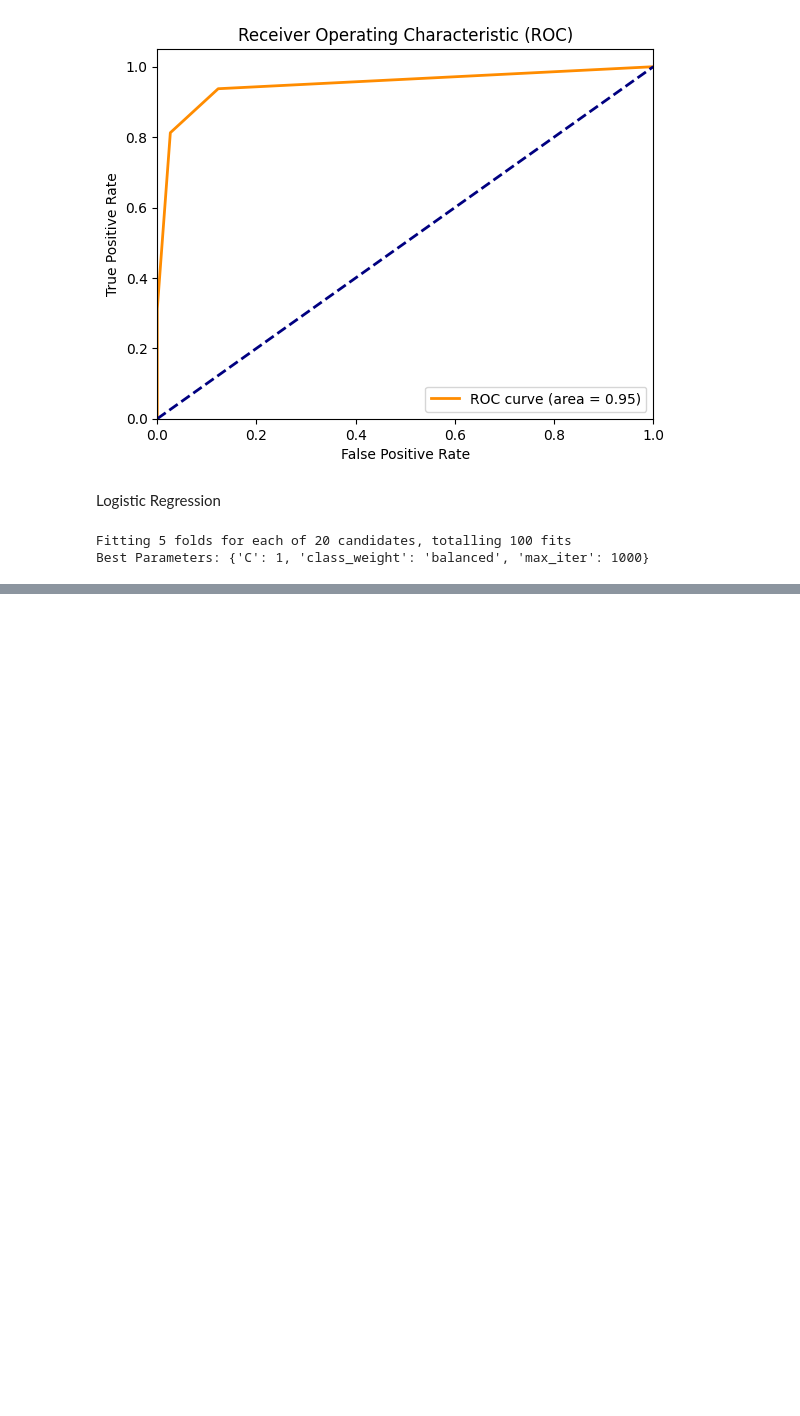
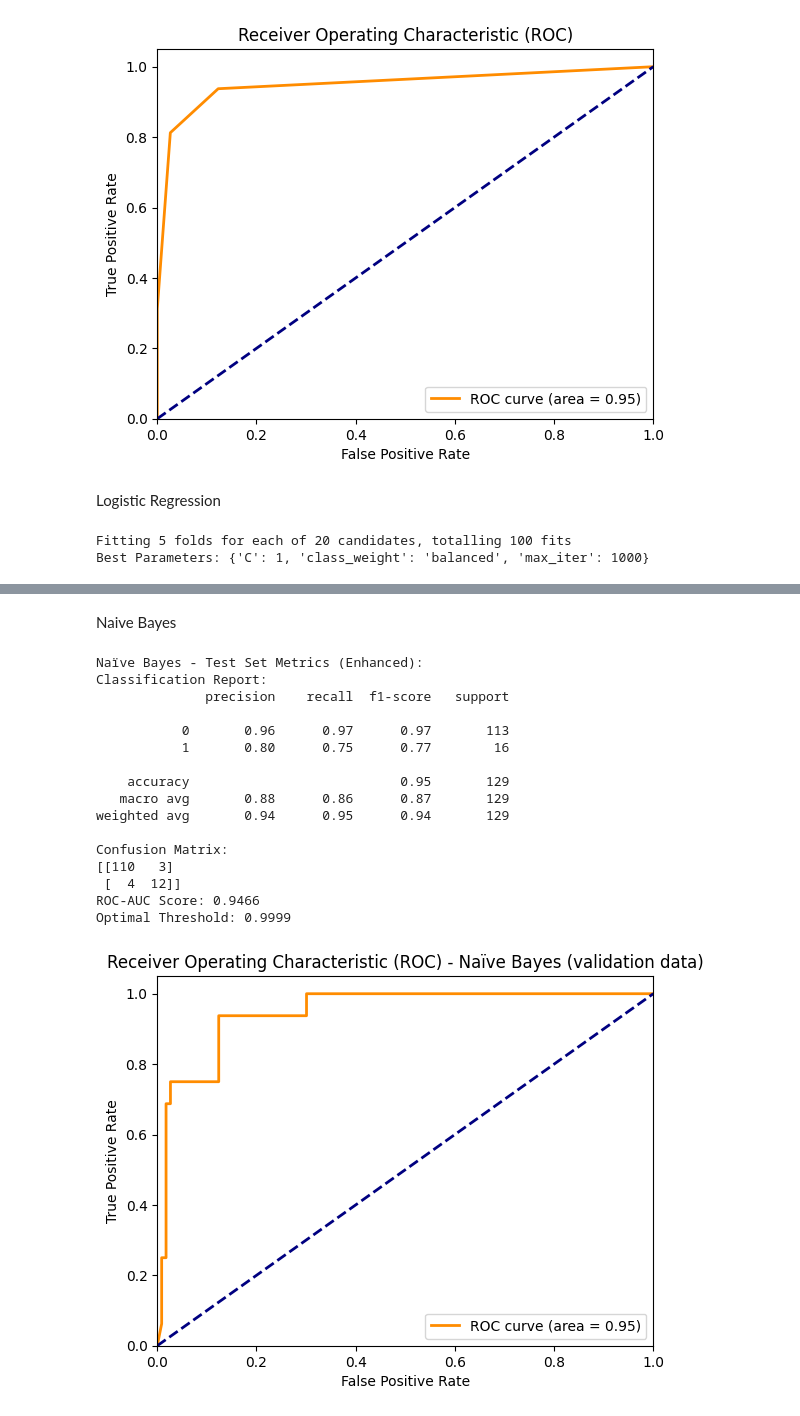
Before and after one commit to Mariz-Youssef/COVID-19-Outcome-Prediction, a Jupyter notebook: Notebook-1.ipynb, the cells around one changed output, grey strips where cells are left out. Drawn from its saved outputs; the diff is of its cells as text; code cells hidden in the pictures; blank space fills up the shorter version.

Commit message:
Adding Naive Bayes

```diff
--- a/Notebook-1.ipynb
+++ b/Notebook-1.ipynb
@@ -261,0 +366,66 @@ Optimal Threshold: 0.7144
+# %% [markdown]
+Naive Bayes
+# %%
+RANDOM_STATE=42
+# Naïve Bayes with isotonic calibration
+validated_nb=GaussianNB(var_smoothing=1e-9)
+#naive_bayes = GaussianNB(var_smoothing=1e-9)
+#validated_nb = CalibratedClassifierCV(naive_bayes, method='isotonic')
+
+# Fit model
+validated_nb.fit(X_val, y_val)
+
+# Predict probabilities
+y_val_proba = validated_nb.predict_proba(X_val)[:, 1]
+
+# Optimize threshold for F1-Score
+precisions, recalls, thresholds = precision_recall_curve(y_val, y_val_proba)
+f1_scores = 2 * (precisions * recalls) / (precisions + recalls + 1e-9)
+optimal_idx = np.argmax(f1_scores)
+optimal_threshold_nb = thresholds[optimal_idx]
+
+# Apply threshold
+y_val_pred_threshold_nb = (y_val_proba >= optimal_threshold_nb).astype(int)
+
+# Metrics
+print("\nNaïve Bayes - Test Set Metrics (Enhanced):")
+print("Classification Report:")
+print(classification_report(y_val, y_val_pred_threshold_nb))
+
+print("Confusion Matrix:")
+print(confusion_matrix(y_val, y_val_pred_threshold_nb))
+
+roc_auc_test_nb = roc_auc_score(y_val, y_val_proba)
+print(f"ROC-AUC Score: {roc_auc_test_nb:.4f}")
+print(f"Optimal Threshold: {optimal_threshold_nb:.4f}")
+
+# ROC Curve
+fpr, tpr, _ = roc_curve(y_val, y_val_proba)
+plt.figure()
+plt.plot(fpr, tpr, color='darkorange', lw=2, label=f'ROC curve (area = {roc_auc_test_nb:.2f})')
+plt.plot([0, 1], [0, 1], color='navy', lw=2, linestyle='--')
+plt.xlim([0.0, 1.0])
+plt.ylim([0.0, 1.05])
+plt.xlabel('False Positive Rate')
+plt.ylabel('True Positive Rate')
+plt.title('Receiver Operating Characteristic (ROC) - Naïve Bayes (validation data)')
+plt.legend(loc="lower right")
+plt.show()
+# %% [output]
+Naïve Bayes - Test Set Metrics (Enhanced):
+Classification Report:
+              precision    recall  f1-score   support
+
+           0       0.96      0.97      0.97       113
+           1       0.80      0.75      0.77        16
+
+    accuracy                           0.95       129
+   macro avg       0.88      0.86      0.87       129
+weighted avg       0.94      0.95      0.94       129
+
+Confusion Matrix:
+[[110   3]
+ [  4  12]]
+ROC-AUC Score: 0.9466
+Optimal Threshold: 0.9999
+[figure, added]
```
Also changed, not shown: parts of 5 cells of this notebook.
